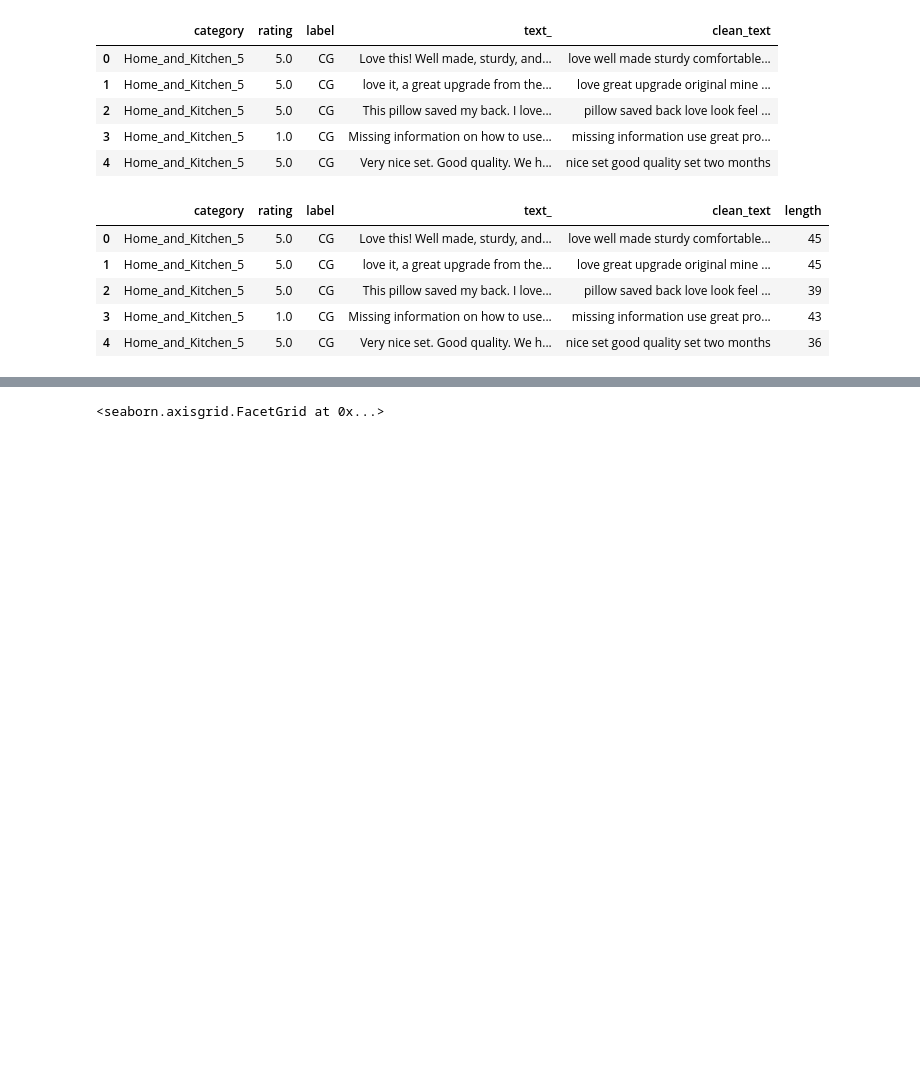
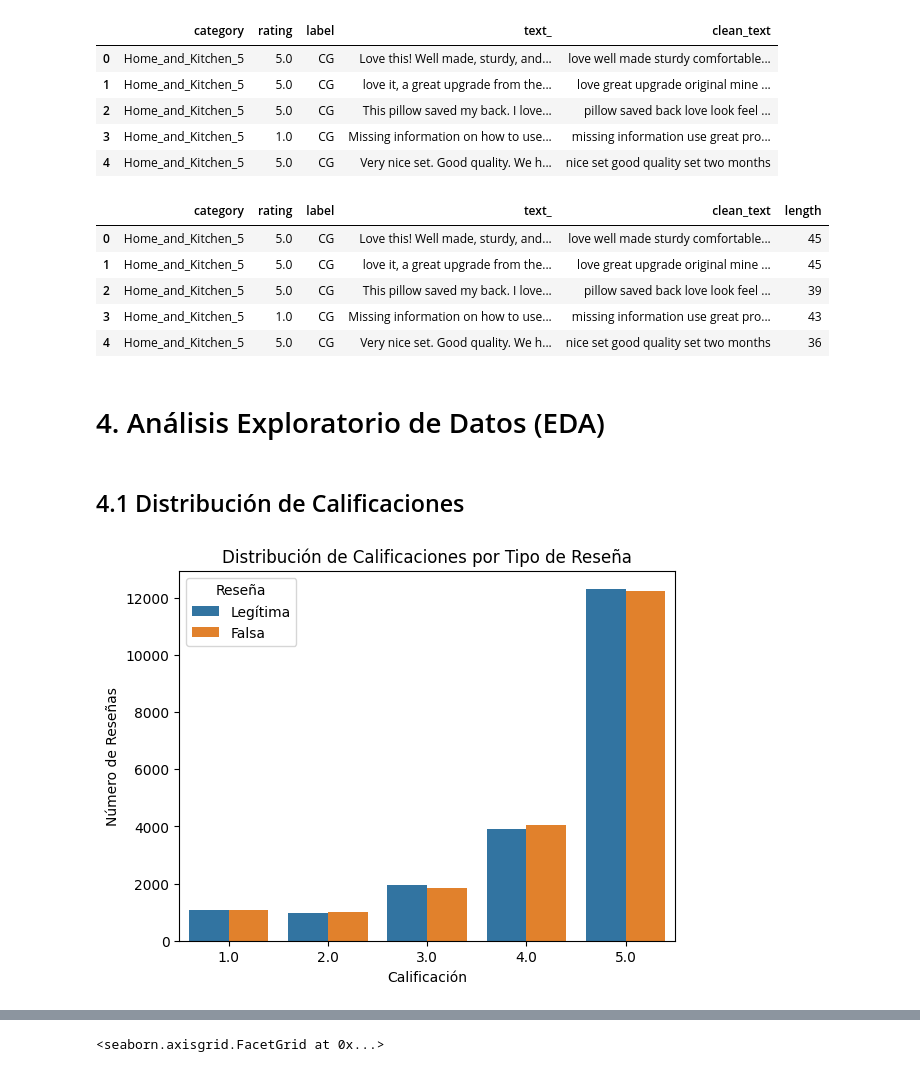
Before and after one commit to MarlonLLaguento/CC219-TP-TF-2024-1--CC92, a Jupyter notebook: code/TF_Aplica_Data.ipynb, the cells around one changed output, grey strips where cells are left out. Drawn from its saved outputs; the diff is of its cells as text; code cells hidden in the pictures; blank space fills up the shorter version.

```diff
--- a/code/TF_Aplica_Data.ipynb
+++ b/code/TF_Aplica_Data.ipynb
@@ -18,4 +39,4 @@ from scipy.sparse import hstack
 # %% [markdown]
 # 2. Carga y Descripción de Datos
 # %%
-fake_data = pd.read_csv('/data/fake_reviews_dataset.csv')
+fake_data = pd.read_csv('../data/fake_reviews_dataset.csv')
@@ -93,3 +116,17 @@ fake_data.head()
 | 2 | Home_and_Kitchen_5 | 5.0 | CG | This pillow saved my back. I love... | pillow saved back love look feel ... | 39 |
 | 3 | Home_and_Kitchen_5 | 1.0 | CG | Missing information on how to use... | missing information use great pro... | 43 |
 | 4 | Home_and_Kitchen_5 | 5.0 | CG | Very nice set. Good quality. We h... | nice set good quality set two months | 36 |
+# %% [markdown]
+# 4. Análisis Exploratorio de Datos (EDA)
+# %% [markdown]
+## 4.1 Distribución de Calificaciones
+# %%
+# Graficar la distribución de calificaciones por tipo de reseña
+sns.countplot(x='rating', hue='label', data=fake_data)
+plt.title('Distribución de Calificaciones por Tipo de Reseña')
+plt.xlabel('Calificación')
+plt.ylabel('Número de Reseñas')
+plt.legend(title='Reseña', labels=['Legítima', 'Falsa'])
+plt.show()
+# %% [output]
+[figure, added]
```
Also changed, not shown: parts of 53 cells of this notebook, 1 other file.
